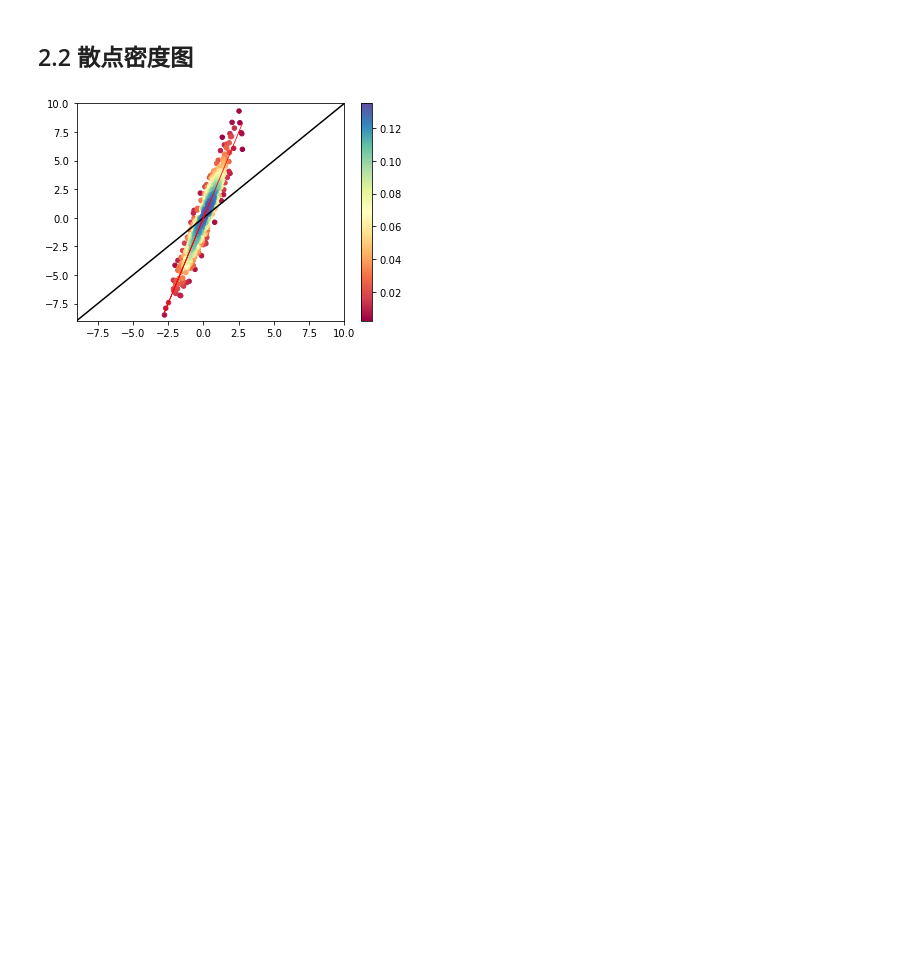
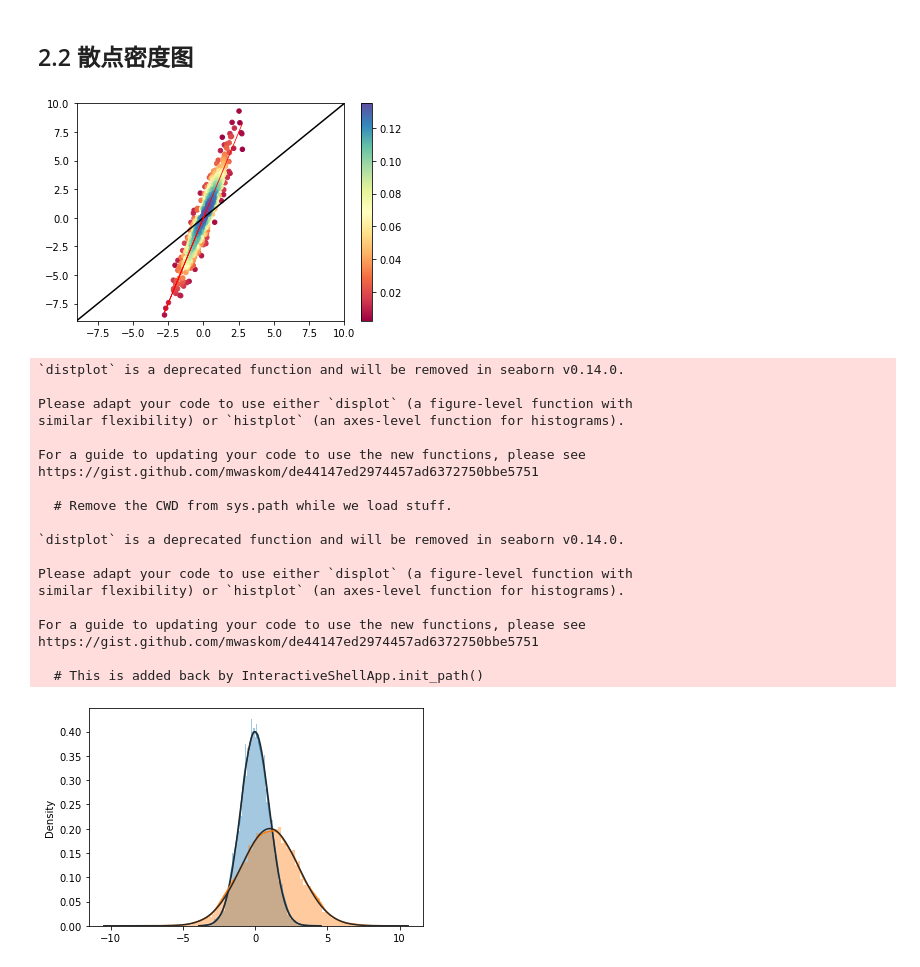
Before and after one commit to whpldgs/tec, a Jupyter notebook: matplotlib_tec.ipynb, the cells around one changed output. Drawn from its saved outputs; the diff is of its cells as text; code cells hidden in the pictures; blank space fills up the shorter version.

```diff
--- a/matplotlib_tec.ipynb
+++ b/matplotlib_tec.ipynb
@@ -245,3 +263,38 @@ plt.colorbar()
 plt.show()
 # %% [output]
 [figure]
+# %%
+from matplotlib import pyplot as plt
+from scipy.stats import norm
+import seaborn as sns
+import numpy as np
+
+w = np.random.normal(0, 1, 10000)
+w_bad = np.random.normal(1, 2, 10000)
+
+
+sns.distplot(w, bins=100, fit=norm, label="honest")
+sns.distplot(w_bad, bins=100, fit=norm, label="attacker")
+plt.savefig('./distribution.svg', format='svg', dpi=300)
+plt.show()
+# %% [output]
+`distplot` is a deprecated function and will be removed in seaborn v0.14.0.
+
+Please adapt your code to use either `displot` (a figure-level function with
+similar flexibility) or `histplot` (an axes-level function for histograms).
+
+For a guide to updating your code to use the new functions, please see
+https://gist.github.com/mwaskom/de44147ed2974457ad6372750bbe5751
+
+  # Remove the CWD from sys.path while we load stuff.
+
+`distplot` is a deprecated function and will be removed in seaborn v0.14.0.
+
+Please adapt your code to use either `displot` (a figure-level function with
+similar flexibility) or `histplot` (an axes-level function for histograms).
+
+For a guide to updating your code to use the new functions, please see
+https://gist.github.com/mwaskom/de44147ed2974457ad6372750bbe5751
+
+  # This is added back by InteractiveShellApp.init_path()
+[figure, added]
```
Also changed, not shown: parts of 2 cells of this notebook, 3 other files.
